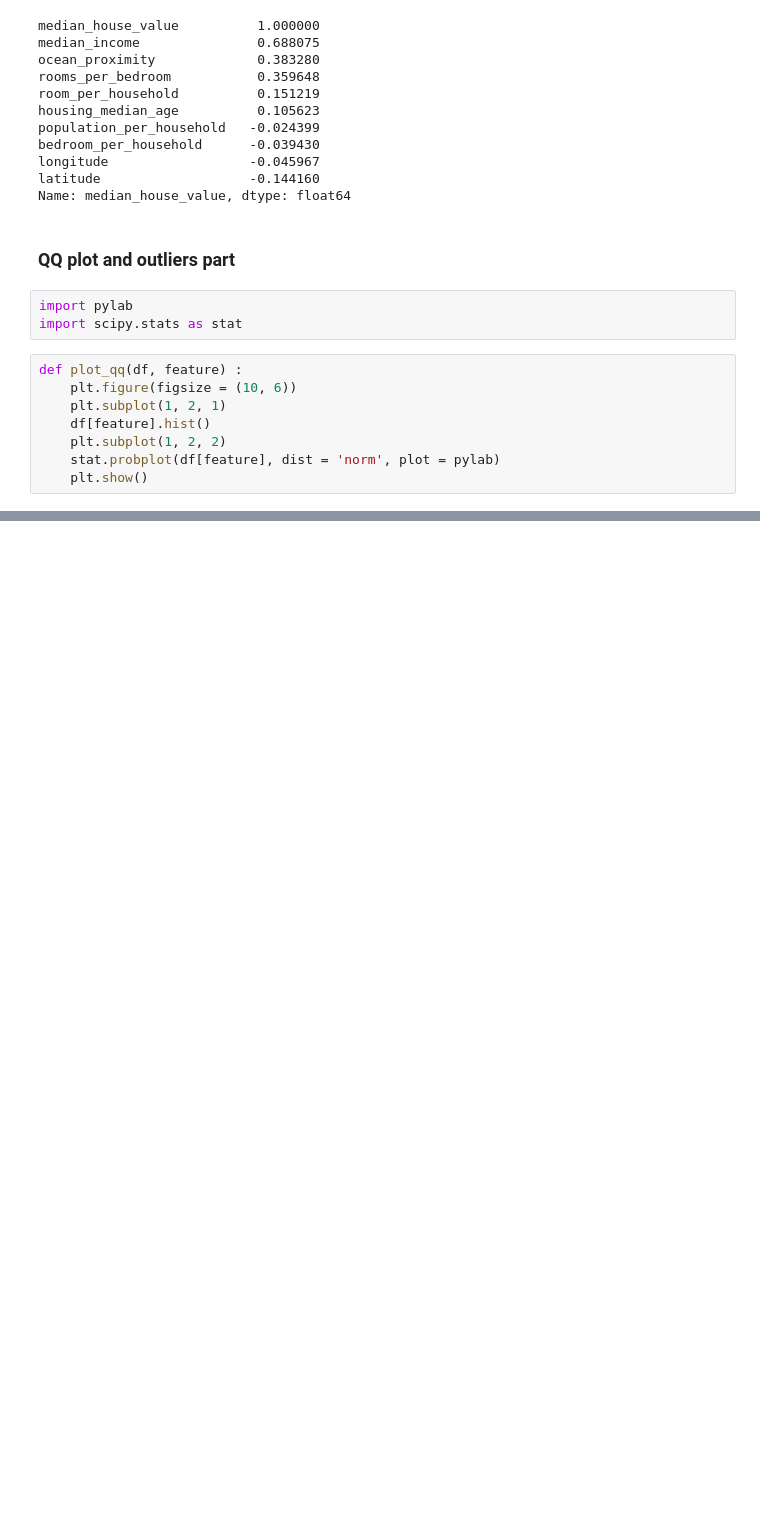
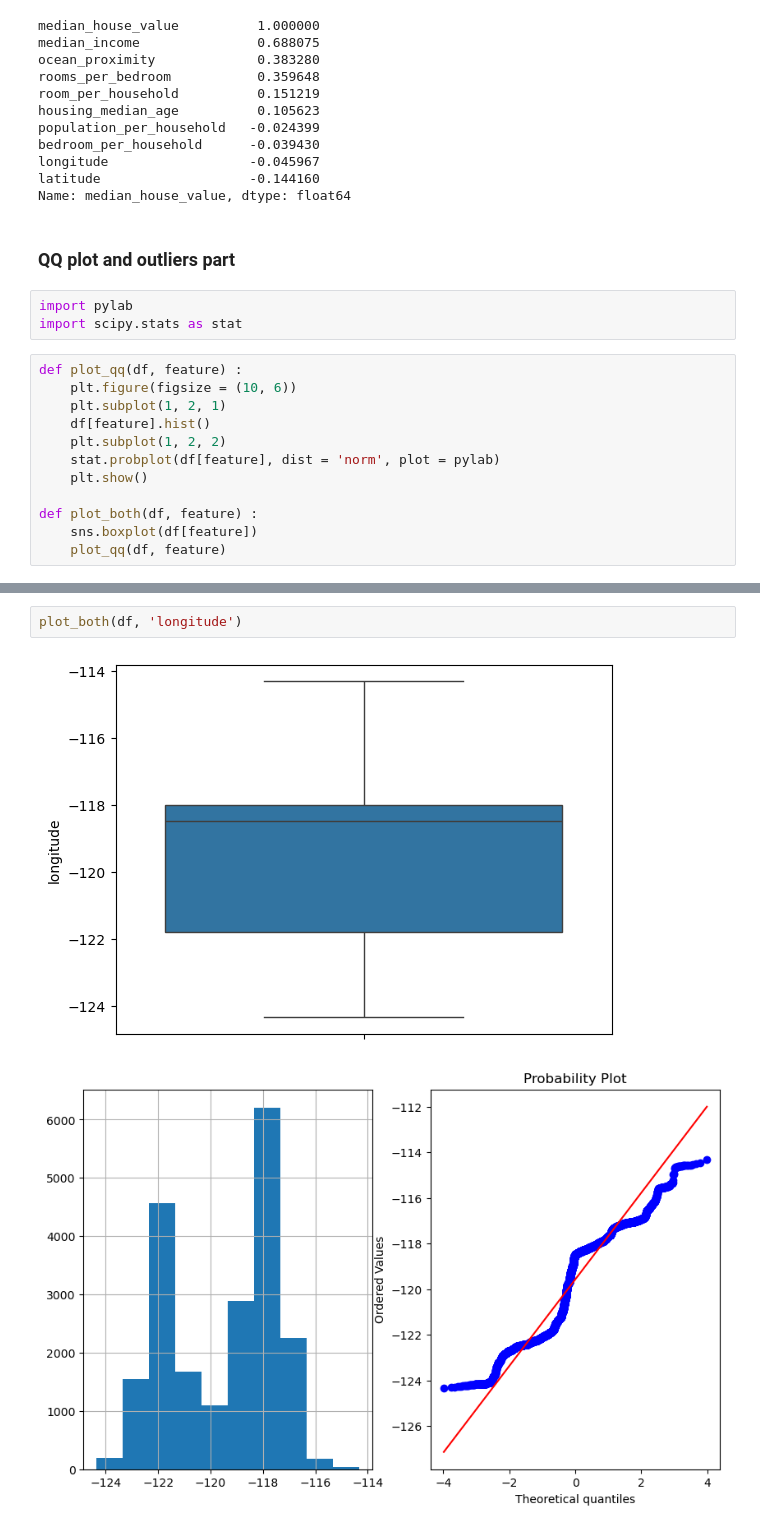
Before and after one commit to utsav87589/California-Housing, a Jupyter notebook: Supervised ML/fe_eda.ipynb, the cells around one changed output, grey strips where cells are left out. Cells and saved outputs as stored; diff of their text form; blank space fills up the shorter version.

Commit message:
featured engineering completed overall

```diff
--- a/Supervised ML/fe_eda.ipynb
+++ b/Supervised ML/fe_eda.ipynb
@@ -301,3 +310,7 @@ def plot_qq(df, feature) :
     plt.subplot(1, 2, 2)
     stat.probplot(df[feature], dist = 'norm', plot = pylab)
     plt.show()
+
+def plot_both(df, feature) :
+    sns.boxplot(df[feature])
+    plot_qq(df, feature)
@@ -303,0 +330,5 @@ def plot_qq(df, feature) :
+# %%
+plot_both(df, 'longitude')
+# %% [output]
+[figure, added]
+[figure, added]
```
Also changed, not shown: parts of 52 cells of this notebook, 2 other files.
